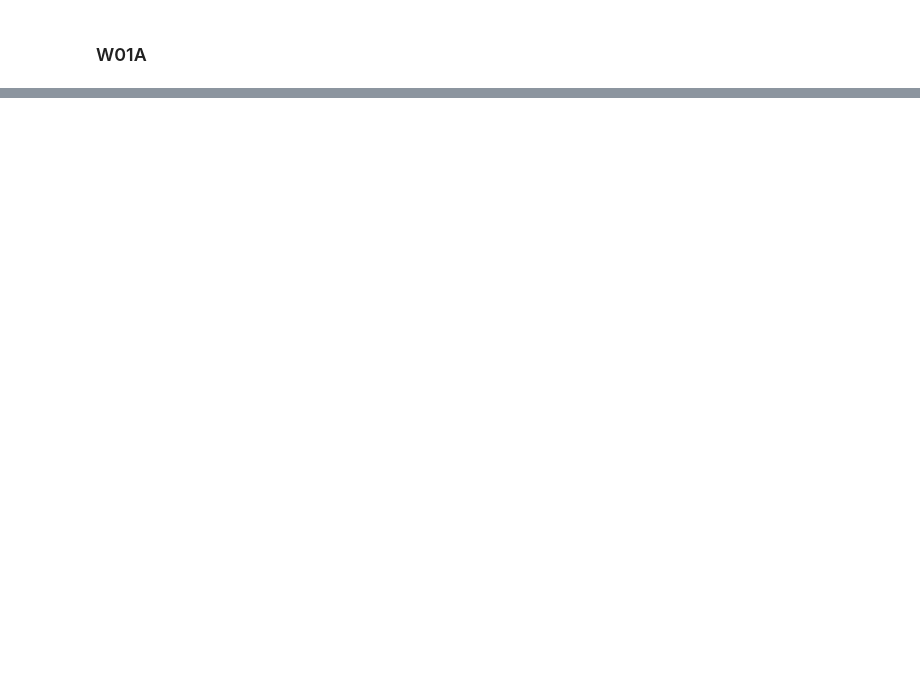
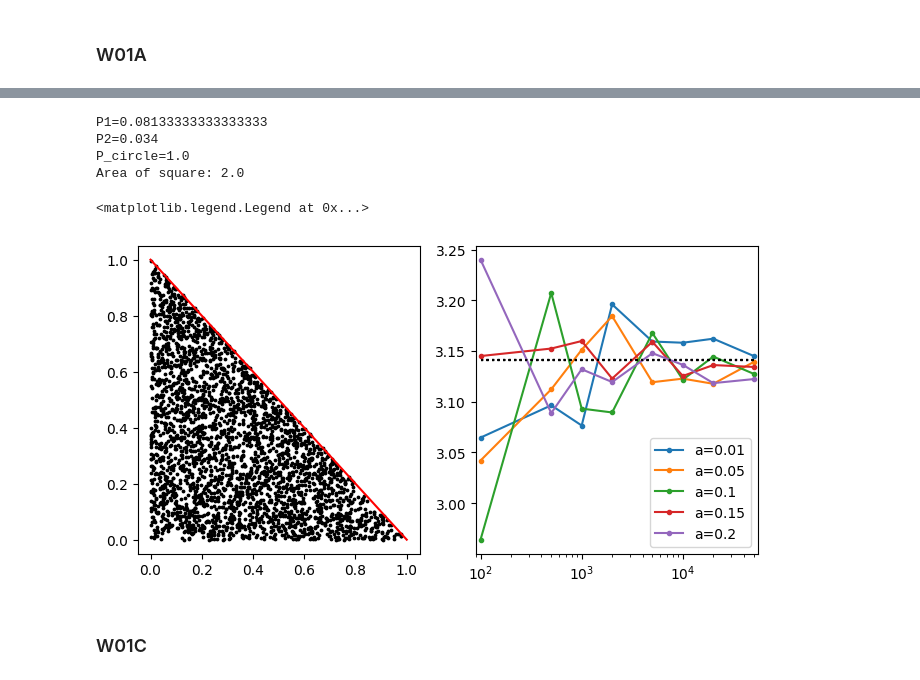
Before and after one commit to EmiloKatten/CompPhys, a Jupyter notebook: 1 OOP + Sampling/exercises.ipynb, the cells around one changed output, grey strips where cells are left out. Cells and saved outputs as stored; diff of their text form; code cells hidden in the pictures; blank space fills up the shorter version.

```diff
--- a/1 OOP + Sampling/exercises.ipynb
+++ b/1 OOP + Sampling/exercises.ipynb
@@ -104,0 +188,70 @@ for distribution, ax in zip(distributions, axes):
+# %%
+class SkewedSquare(UnitSquare):
+    def __init__(self, Nsamples=100, a=1, b=1):
+        #self.Nsamples = Nsamples
+        self.a = a
+        self.b = b
+        super().__init__(Nsamples)
+        #self._get_samples()
+
+    def _get_samples(self):
+        samples = []
+        b = self.b
+        a = self.a
+        for i in range(self.Nsamples):
+            u = np.random.uniform(0, 1)
+            x = (b - np.sqrt(b**2 - 2*a*(b-a/2)*u))/a
+            v = np.random.uniform(0, 1)
+            y = v * (b-a*x)
+            samples.append((x,y))
+        self.samples = samples
+        return self.samples
+
+    def plot(self, ax):
+        x, y = zip(*self.samples)
+        ax.scatter(x,y, color='k', s=3)
+        ax.plot([0,1], [self.b, self.b-self.a], '-', color='red')
+
+skewed = SkewedSquare(3000, 1, 1)
+
+fig, axes = plt.subplots(1,2,figsize=(8,4))
+skewed.plot(axes[0])
+P1 = skewed.monte_carlo(skewed.D1)
+P2 = skewed.monte_carlo(skewed.D2)
+P_circle = skewed.monte_carlo(skewed.D_circle)
+print(f'{P1=}')
+print(f'{P2=}')
+print(f'{P_circle=}')
+
+# The quarter disk is not entirely contained in R(a,b)
+# Instead, 4AP would estimate the area of a square with side length sqrt(2)
+# This area should be sqrt(2)^2 = 2, so:
+# In this case, A = 0.5, so.
+
+print('Area of square:', 4 * 0.5 * P_circle)
+
+probabilities = []
+avals = [0.01, 0.05, 0.1, 0.15, 0.2]
+Nsamples = [100, 500, 1000, 2000, 5000, 10000, 20000, 50000]
+for a in avals:
+    for N in Nsamples:
+        efficiency = SkewedSquare(N, a, 1)
+        area = 1 - a/2
+        pi = 4*area*efficiency.monte_carlo(efficiency.D_circle)
+        probabilities.append((N, pi))
+x, y = zip(*probabilities)
+for i, color, legend in zip(range(0,len(Nsamples)*len(avals),len(Nsamples)), ['C0', 'C1', 'C2', 'C3', 'C4'], avals):
+    axes[1].plot(x[i:i+len(Nsamples)],y[i:i+len(Nsamples)], color=color, marker='o', ms=3, label=f'a={avals[i//len(Nsamples)]}')
+    axes[1].hlines(np.pi, Nsamples[0], Nsamples[-1], color='k', ls=':')
+    axes[1].set_xlim(Nsamples[0]-10, Nsamples[-1]+5000)
+    axes[1].set_xscale('log')
+plt.legend(loc='lower right')
+# %% [output]
+P1=0.08133333333333333
+P2=0.034
+P_circle=1.0
+Area of square: 2.0
+<matplotlib.legend.Legend at 0x...>
+[figure, added]
+# %% [markdown]
+### W01C
```
Also changed, not shown: parts of 7 cells of this notebook.
